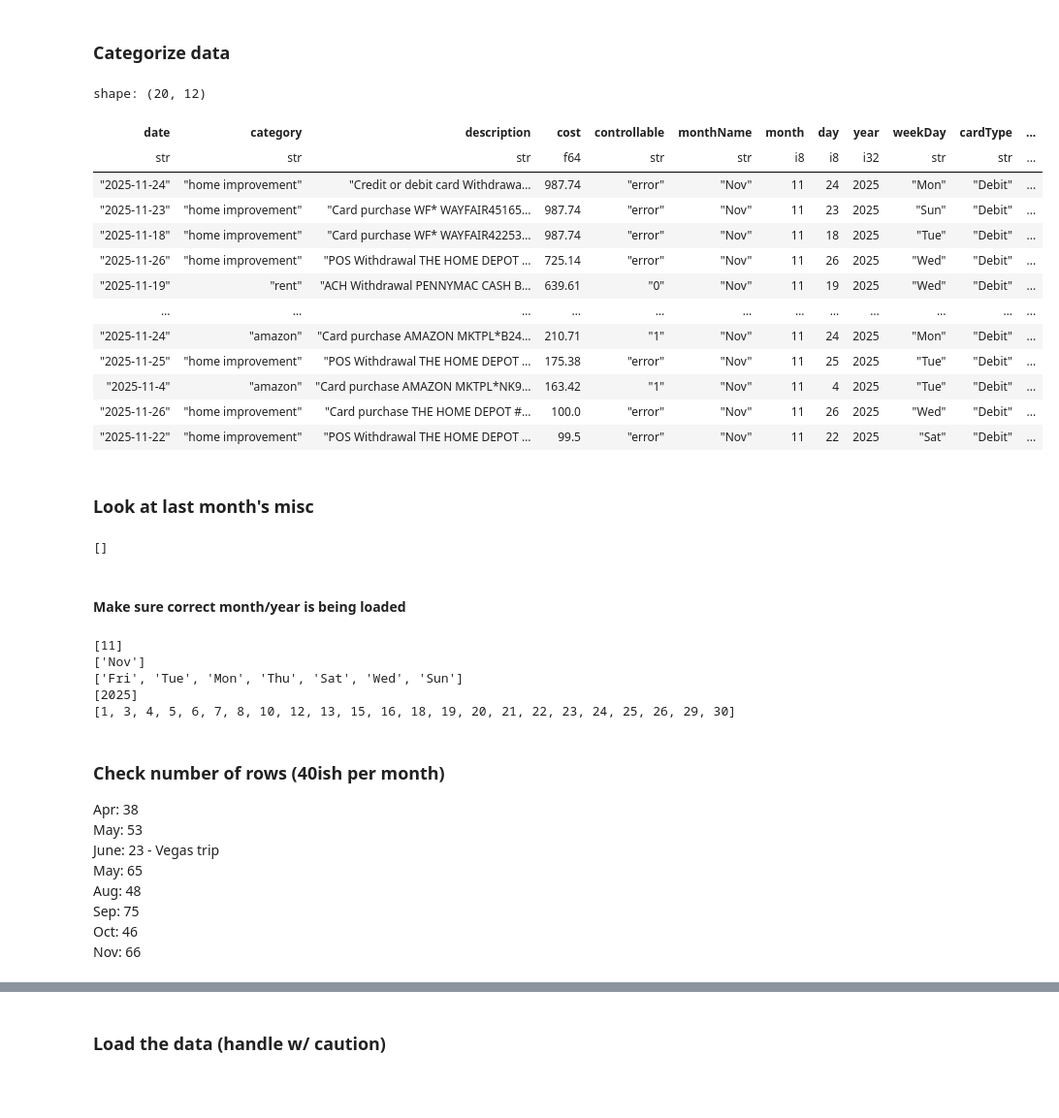
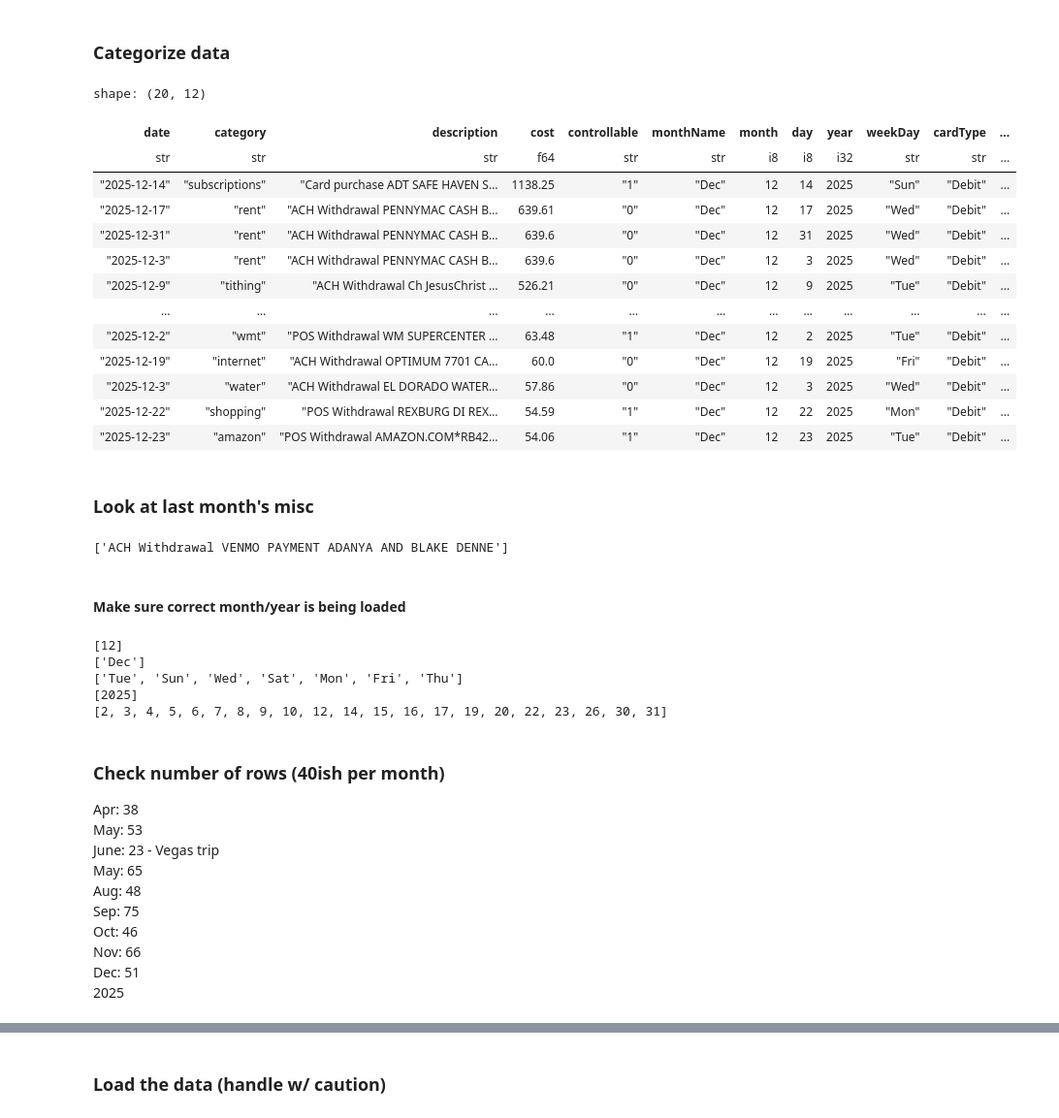
Before and after one commit to blakedennett/FinancialStreamline2, a Jupyter notebook: BankStreamline/AddDebit.ipynb, the cells around one changed output, grey strips where cells are left out. Shown at 97% size. Cells and saved outputs as stored; diff of their text form; code cells hidden in the pictures; blank space fills up the shorter version.

```diff
--- a/BankStreamline/AddDebit.ipynb
+++ b/BankStreamline/AddDebit.ipynb
@@ -80,8 +80,8 @@ df = df.with_columns(category =
     .when(pl.col('description').str.contains('WILDCAT SNACK|ARBYS|SNACKS ABUELITA|MURPHY 1111')).then(pl.lit('food'))
                   # ======================= subscriptions =======================
     .when(pl.col('description').str.contains('Adobe|Spotify|Phtoshp Lightrm|Peacock')).then(pl.lit('subscriptions'))
-    .when(pl.col('description').str.contains('WMT PLUS|HEALTHWORKS|APPLE.COM/BILL')).then(pl.lit('subscriptions'))
-    .when(pl.col('description').str.contains('NETFLIX.COM|NETFLIX|ADOBE|ADT SECURITY')).then(pl.lit('subscriptions'))
+    .when(pl.col('description').str.contains('WMT PLUS|HEALTHWORKS|APPLE.COM/BILL|SAFE HAVEN')).then(pl.lit('subscriptions'))
+    .when(pl.col('description').str.contains('NETFLIX.COM|NETFLIX|ADOBE|ADT SECURIT')).then(pl.lit('subscriptions'))
                   # ======================= wmt =======================
     .when(pl.col('description').str.contains('WM SUPER|Wal-Mart|WAL-MART|BROOKSHIRES|BROULIM|ALBERTSONS')).then(pl.lit('wmt'))
     .when(pl.col('description').str.contains('WALGR|SMITHS')).then(pl.lit('wmt'))
@@ -96,15 +96,15 @@ df = df.with_columns(category =
     .when(pl.col('description').str.contains('VIASAT')).then(pl.lit('internet'))
     .when(pl.col('description').str.contains('OPTIMUM')).then(pl.lit('internet'))
                   # ======================= shopping =======================
-    .when(pl.col('description').str.contains('T J MAXX|OLD NAVY|SHEIN|REAL DEALS|SALLY BEAUTY')).then(pl.lit('shopping'))
+    .when(pl.col('description').str.contains('T J MAXX|OLD NAVY|SHEIN|REAL DEALS|SALLY BEAUTY|REXBURG DI')).then(pl.lit('shopping'))
     .when(pl.col('description').str.contains('LDS DIST ONLINE STORE|DC ULTA|DC H&amp|SEPHORA.COM')).then(pl.lit('shopping'))
     .when(pl.col('description').str.contains('American Eagle|SPORTSMANS WAREHOUSE|ZOE FRYE HAIR|OLDNAVY')).then(pl.lit('shopping'))
                   # ======================= amazon =======================
     .when(pl.col('description').str.contains('AMZN|AMAZON|Amazon.com|temu.com|eBay')).then(pl.lit('amazon'))
                   # ======================= fun =======================
-    .when(pl.col('description').str.contains('Amazon Prime|YouTube|ZOO|MUSEUM|AQUARIUM|LION.S CLUB GOLF')).then(pl.lit('fun'))
-    .when(pl.col('description').str.contains('COMFORT INN|CINEMA|HOLIDAY INN|El Dorado Golf|PlayStation')).then(pl.lit('fun'))
-    .when(pl.col('description').str.contains('EXCALIBUR FAMILY FUN|AIRBNB|EXPEDIA|EL DORADO GOLF|UNITED')).then(pl.lit('fun'))
+    .when(pl.col('description').str.contains('Amazon Prime|YouTube|ZOO|MUSEUM|AQUARIUM|LION.S CLUB GOLF|PLAYSTATION NETWORK')).then(pl.lit('fun'))
+    .when(pl.col('description').str.contains('COMFORT INN|CINEMA|HOLIDAY INN|El Dorado Golf|PlayStation|ROCK GYM')).then(pl.lit('fun'))
+    .when(pl.col('description').str.contains('EXCALIBUR FAMILY FUN|AIRBNB|EXPEDIA|EL DORADO GOLF|UNITED|Prime Video')).then(pl.lit('fun'))
                   # ======================= power =======================
     .when(pl.col('description').str.contains('ENTERGY')).then(pl.lit('power'))
                   # ======================= car =======================
@@ -121,51 +121,51 @@ df = df.with_columns(category =
     .when(pl.col('description').str.contains('SUMMIT')).then(pl.lit('natural gas'))
                   # ======================= Home improvement =======================
     .when(pl.col('description').str.contains('SHERWIN-WILLIAMS|THE HOME DEPOT|MAIN STREET ANTIQUES')).then(pl.lit('home improvement'))
     .when(pl.col('description').str.contains('HOBBYLOBBY|EVERYBODYS ANTIQUE|HOBBY-LOBBY')).then(pl.lit('home improvement'))
-    .when(pl.col('description').str.contains('TIMMINS|Sherwin-Williams|WAYFAIR')).then(pl.lit('home improvement'))
+    .when(pl.col('description').str.contains('TIMMINS|Sherwin-Williams|WAYFAIR|HOMEDEPOT')).then(pl.lit('home improvement'))
                   # ======================= rent =======================
     .when((pl.col('description').str.contains('PENNYMAC'))).then(pl.lit('rent'))
     .otherwise(pl.lit('misc'))
 )
 
 
 controllables = ['food', 'wmt', 'shopping', 'subscriptions', 'fun', 'misc', 'amazon', 'food']
 uncontrollables = ['tithing', 'progressive', 'power', 'gas', 'water', 'internet', 'rent', 'car']
 
 df = df.with_columns(controllable = pl.when(pl.col('category').is_in(controllables)).then(pl.lit(1))
                                     .when(pl.col('category').is_in(uncontrollables)).then(pl.lit(0))
                                     .otherwise(pl.lit('error')))
 
 
 df = df.select(['date', 'category', 'description', 'cost', 'controllable', 'monthName', 'month', 'day', 'year', 'weekDay', 'cardType', 'quarter'])
 
 # df.limit(10)
 
 # list(df.filter(pl.col('Category') == 'wmt')['description'].unique())
 # list(df.filter(pl.col('Category') == 'gas')['description'].unique())
 # list(df.filter(pl.col('Category') == 'unknown')['description'].unique())
 df.sort(pl.col('cost'), descending=True).limit(20)
 # %% [output]
 shape: (20, 12)
 | date | category | description | cost | controllable | monthName | month | day | year | weekDay | cardType | ... |
 | str | str | str | f64 | str | str | i8 | i8 | i32 | str | str | ... |
-| "2025-11-24" | "home improvement" | "Credit or debit card Withdrawa… | 987.74 | "error" | "Nov" | 11 | 24 | 2025 | "Mon" | "Debit" | ... |
-| "2025-11-23" | "home improvement" | "Card purchase WF* WAYFAIR45165… | 987.74 | "error" | "Nov" | 11 | 23 | 2025 | "Sun" | "Debit" | ... |
-| "2025-11-18" | "home improvement" | "Card purchase WF* WAYFAIR42253… | 987.74 | "error" | "Nov" | 11 | 18 | 2025 | "Tue" | "Debit" | ... |
-| "2025-11-26" | "home improvement" | "POS Withdrawal THE HOME DEPOT … | 725.14 | "error" | "Nov" | 11 | 26 | 2025 | "Wed" | "Debit" | ... |
-| "2025-11-19" | "rent" | "ACH Withdrawal PENNYMAC CASH B… | 639.61 | "0" | "Nov" | 11 | 19 | 2025 | "Wed" | "Debit" | ... |
+| "2025-12-14" | "subscriptions" | "Card purchase ADT SAFE HAVEN S… | 1138.25 | "1" | "Dec" | 12 | 14 | 2025 | "Sun" | "Debit" | ... |
+| "2025-12-17" | "rent" | "ACH Withdrawal PENNYMAC CASH B… | 639.61 | "0" | "Dec" | 12 | 17 | 2025 | "Wed" | "Debit" | ... |
+| "2025-12-31" | "rent" | "ACH Withdrawal PENNYMAC CASH B… | 639.6 | "0" | "Dec" | 12 | 31 | 2025 | "Wed" | "Debit" | ... |
+| "2025-12-3" | "rent" | "ACH Withdrawal PENNYMAC CASH B… | 639.6 | "0" | "Dec" | 12 | 3 | 2025 | "Wed" | "Debit" | ... |
+| "2025-12-9" | "tithing" | "ACH Withdrawal Ch JesusChrist … | 526.21 | "0" | "Dec" | 12 | 9 | 2025 | "Tue" | "Debit" | ... |
 | … | … | … | … | … | … | … | … | … | … | … | ... |
-| "2025-11-24" | "amazon" | "Card purchase AMAZON MKTPL*B24… | 210.71 | "1" | "Nov" | 11 | 24 | 2025 | "Mon" | "Debit" | ... |
-| "2025-11-25" | "home improvement" | "POS Withdrawal THE HOME DEPOT … | 175.38 | "error" | "Nov" | 11 | 25 | 2025 | "Tue" | "Debit" | ... |
-| "2025-11-4" | "amazon" | "Card purchase AMAZON MKTPL*NK9… | 163.42 | "1" | "Nov" | 11 | 4 | 2025 | "Tue" | "Debit" | ... |
-| "2025-11-26" | "home improvement" | "Card purchase THE HOME DEPOT #… | 100.0 | "error" | "Nov" | 11 | 26 | 2025 | "Wed" | "Debit" | ... |
-| "2025-11-22" | "home improvement" | "POS Withdrawal THE HOME DEPOT … | 99.5 | "error" | "Nov" | 11 | 22 | 2025 | "Sat" | "Debit" | ... |
+| "2025-12-2" | "wmt" | "POS Withdrawal WM SUPERCENTER … | 63.48 | "1" | "Dec" | 12 | 2 | 2025 | "Tue" | "Debit" | ... |
+| "2025-12-19" | "internet" | "ACH Withdrawal OPTIMUM 7701 CA… | 60.0 | "0" | "Dec" | 12 | 19 | 2025 | "Fri" | "Debit" | ... |
+| "2025-12-3" | "water" | "ACH Withdrawal EL DORADO WATER… | 57.86 | "0" | "Dec" | 12 | 3 | 2025 | "Wed" | "Debit" | ... |
+| "2025-12-22" | "shopping" | "POS Withdrawal REXBURG DI REX… | 54.59 | "1" | "Dec" | 12 | 22 | 2025 | "Mon" | "Debit" | ... |
+| "2025-12-23" | "amazon" | "POS Withdrawal AMAZON.COM*RB42… | 54.06 | "1" | "Dec" | 12 | 23 | 2025 | "Tue" | "Debit" | ... |
 # %% [markdown]
 ### Look at last month's misc
 # %%
 list(df.filter(pl.col('category') == 'misc')['description'].unique())
 # %% [output]
-[]
+['ACH Withdrawal VENMO PAYMENT ADANYA AND BLAKE DENNE']
 # %% [markdown]
 #### Make sure correct month/year is being loaded
 # %%
@@ -177,11 +177,11 @@ print(list(df['day'].unique()))
 # print(df.select(pl.col("date").min()))
 # print(df.select(pl.col("date").max())) # needs fixed, looking at str, not date
 # %% [output]
-[11]
-['Nov']
-['Fri', 'Tue', 'Mon', 'Thu', 'Sat', 'Wed', 'Sun']
+[12]
+['Dec']
+['Tue', 'Sun', 'Wed', 'Sat', 'Mon', 'Fri', 'Thu']
 [2025]
-[1, 3, 4, 5, 6, 7, 8, 10, 12, 13, 15, 16, 18, 19, 20, 21, 22, 23, 24, 25, 26, 29, 30]
+[2, 3, 4, 5, 6, 7, 8, 9, 10, 12, 14, 15, 16, 17, 19, 20, 22, 23, 26, 30, 31]
 # %% [markdown]
 ### Check number of rows (40ish per month)
 Apr: 38
@@ -192,6 +192,8 @@ Apr: 38
 <br>Sep: 75
 <br>Oct: 46
 <br>Nov: 66
+<br>Dec: 51
+<br> 2025
 # %%
 len(df)
 # %% [output]
```
Also changed, not shown: parts of 2 cells of this notebook, 7 other files.
